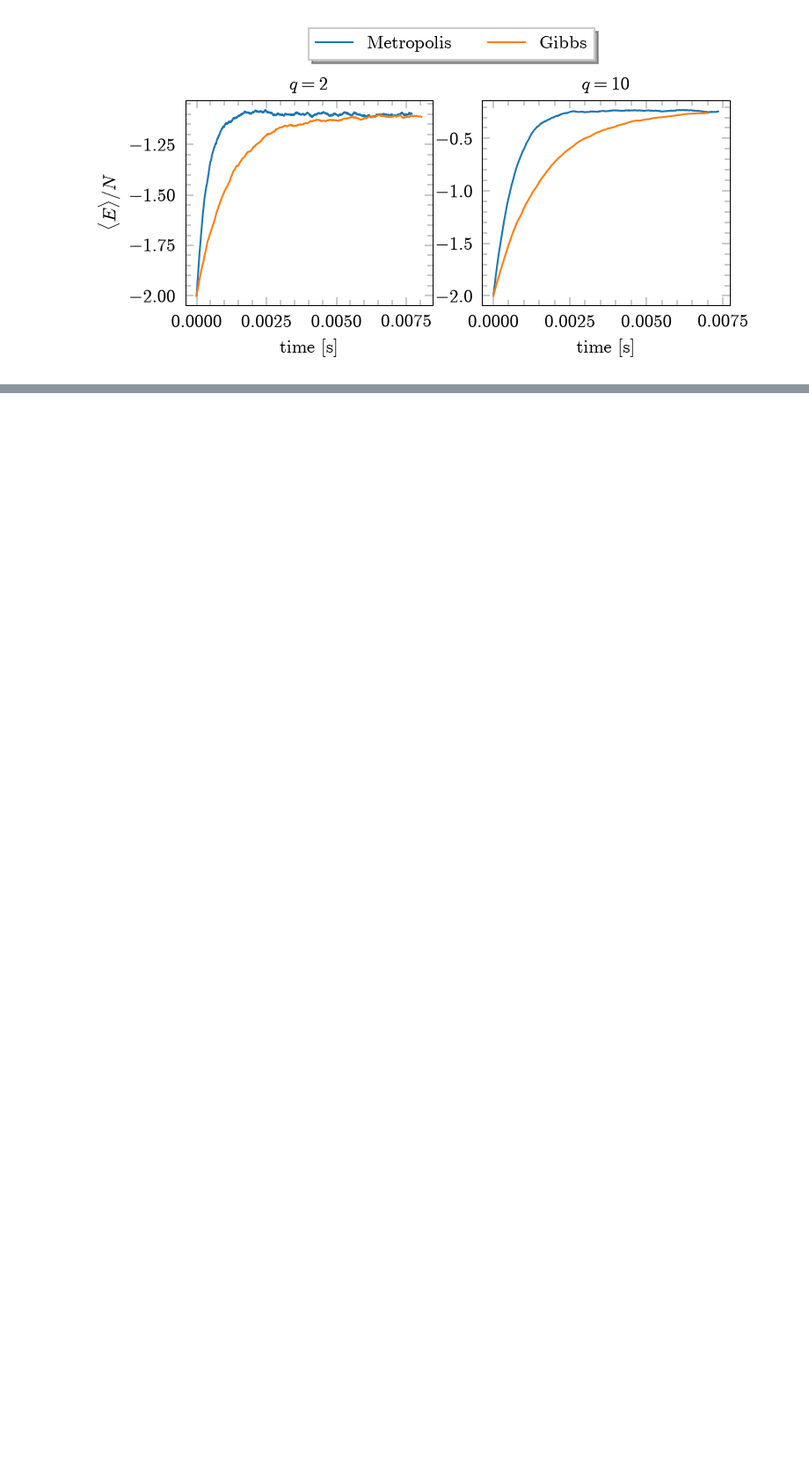
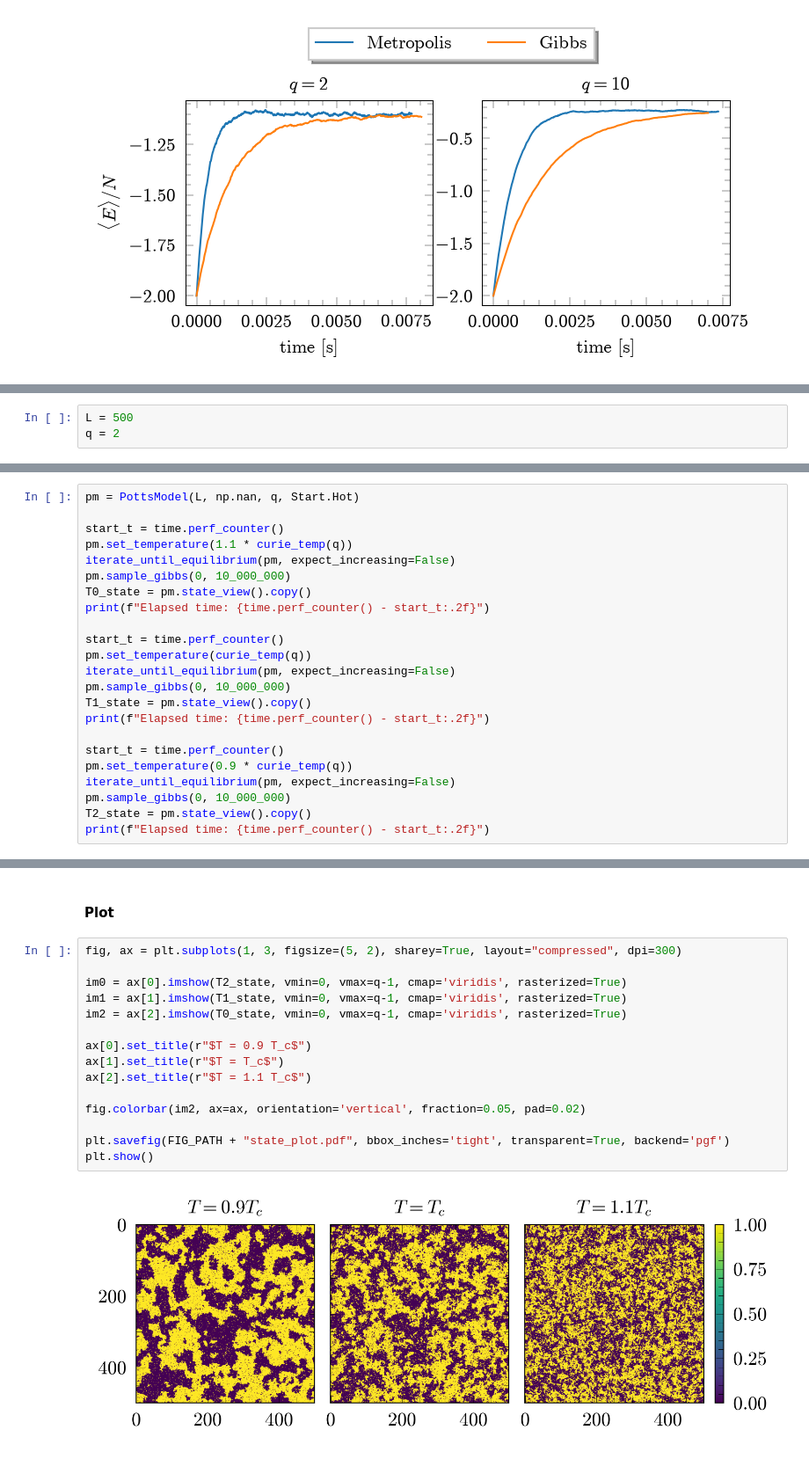
Before and after one commit to AndreaRaaschou/BERN01, a Jupyter notebook: potts_project/hugo/main.ipynb, the cells around one changed output, grey strips where cells are left out. Shown at 88% size. Drawn from its saved outputs; the diff is of its cells as text; blank space fills up the shorter version.

Commit message:
Fix `expect_increase=False` case in `iterate_until_equilibrium` and add heatmap plots.

```diff
--- a/potts_project/hugo/main.ipynb
+++ b/potts_project/hugo/main.ipynb
@@ -213,0 +218,3 @@ plt.show()
+# %%
+L = 500
+q = 2
@@ -213,0 +223,23 @@ plt.show()
+# %%
+pm = PottsModel(L, np.nan, q, Start.Hot)
+
+start_t = time.perf_counter()
+pm.set_temperature(1.1 * curie_temp(q))
+iterate_until_equilibrium(pm, expect_increasing=False)
+pm.sample_gibbs(0, 10_000_000)
+T0_state = pm.state_view().copy()
+print(f"Elapsed time: {time.perf_counter() - start_t:.2f}")
+
+start_t = time.perf_counter()
+pm.set_temperature(curie_temp(q))
+iterate_until_equilibrium(pm, expect_increasing=False)
+pm.sample_gibbs(0, 10_000_000)
+T1_state = pm.state_view().copy()
+print(f"Elapsed time: {time.perf_counter() - start_t:.2f}")
+
+start_t = time.perf_counter()
+pm.set_temperature(0.9 * curie_temp(q))
+iterate_until_equilibrium(pm, expect_increasing=False)
+pm.sample_gibbs(0, 10_000_000)
+T2_state = pm.state_view().copy()
+print(f"Elapsed time: {time.perf_counter() - start_t:.2f}")
@@ -213,0 +250,19 @@ plt.show()
+# %% [markdown]
+#### Plot
+# %%
+fig, ax = plt.subplots(1, 3, figsize=(5, 2), sharey=True, layout="compressed", dpi=300)
+
+im0 = ax[0].imshow(T2_state, vmin=0, vmax=q-1, cmap='viridis', rasterized=True)
+im1 = ax[1].imshow(T1_state, vmin=0, vmax=q-1, cmap='viridis', rasterized=True)
+im2 = ax[2].imshow(T0_state, vmin=0, vmax=q-1, cmap='viridis', rasterized=True)
+
+ax[0].set_title(r"$T = 0.9 T_c$")
+ax[1].set_title(r"$T = T_c$")
+ax[2].set_title(r"$T = 1.1 T_c$")
+
+fig.colorbar(im2, ax=ax, orientation='vertical', fraction=0.05, pad=0.02)
+
+plt.savefig(FIG_PATH + "state_plot.pdf", bbox_inches='tight', transparent=True, backend='pgf')
+plt.show()
+# %% [output]
+[figure, added]
```
Also changed, not shown: parts of 6 cells of this notebook, 1 other file.
